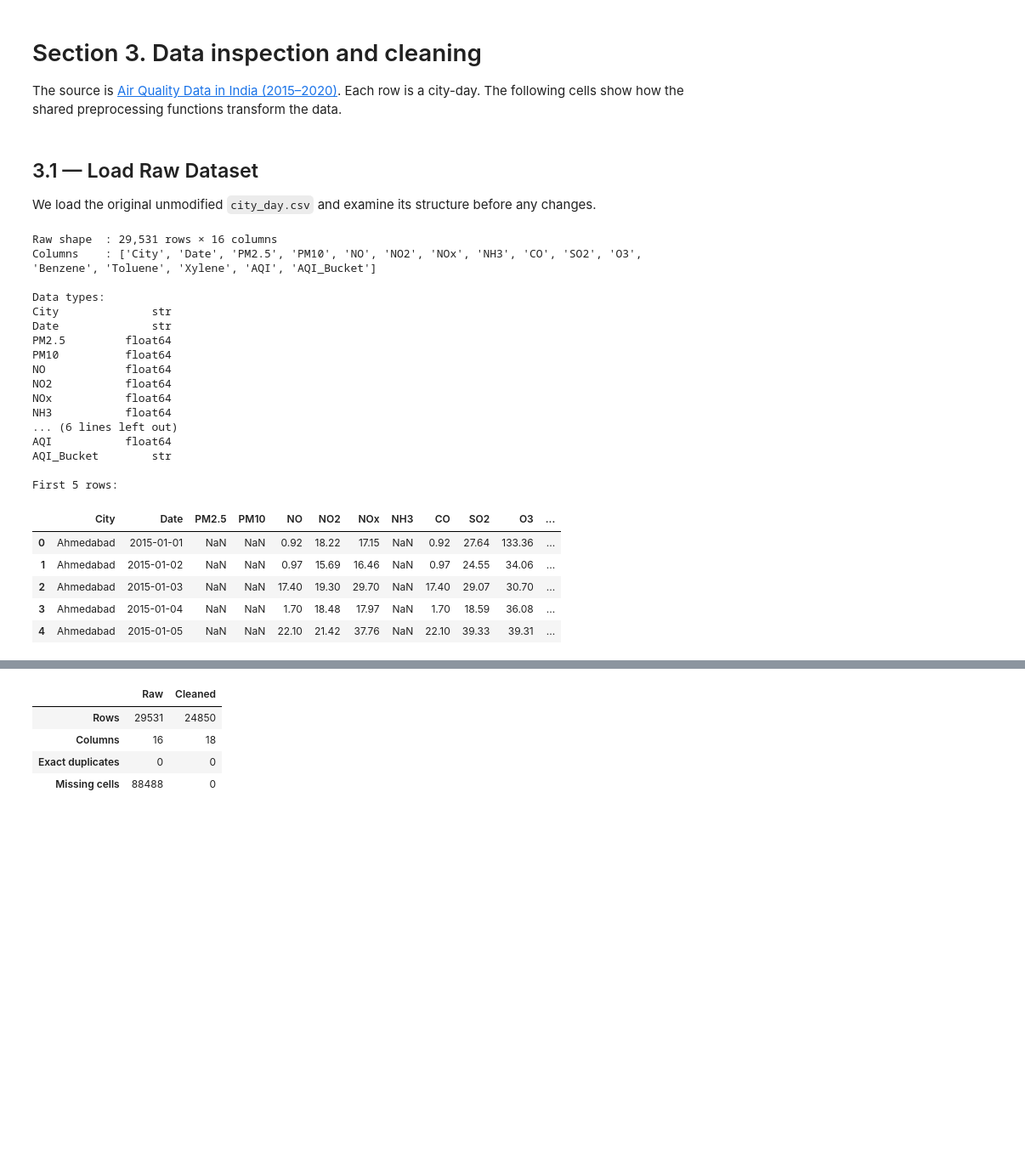
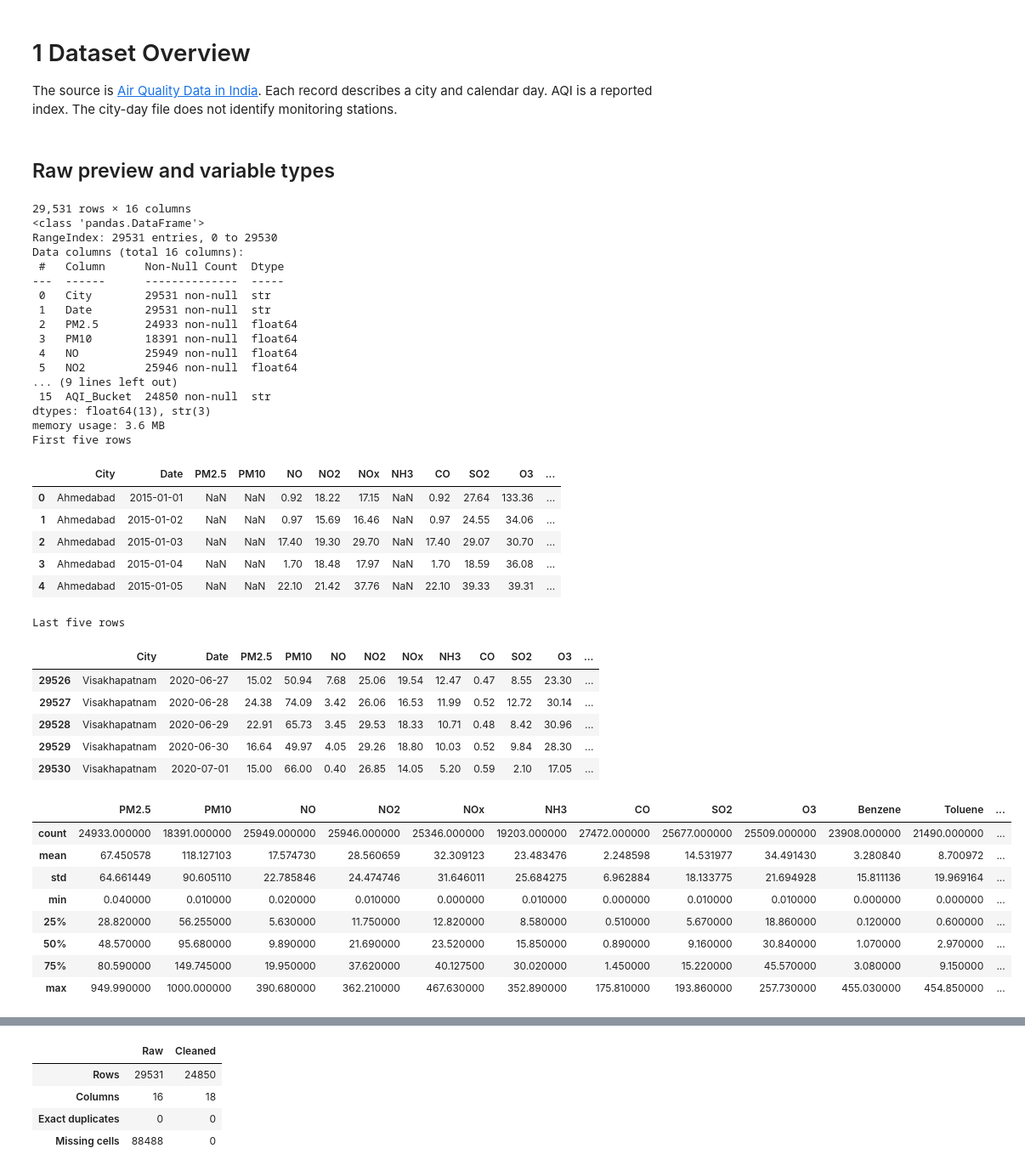
Before and after one commit to omkarrkr/DEV-AAT-SDG11-Air-Quality-Analysis, a Jupyter notebook: notebooks/SDG11_Air_Quality_Analysis.ipynb, the cells around one changed output, grey strips where cells are left out. Shown at 85% size. Cells and saved outputs as stored; diff of their text form; code cells hidden in the pictures; blank space fills up the shorter version.

```diff
--- a/notebooks/SDG11_Air_Quality_Analysis.ipynb
+++ b/notebooks/SDG11_Air_Quality_Analysis.ipynb
@@ -69,43 +72,57 @@ GRAPH_DIR.mkdir(parents=True, exist_ok=True)
 sns.set_theme(style="whitegrid", palette="muted", font_scale=1.1)
 plt.rcParams.update({"figure.dpi": 130, "savefig.dpi": 150, "savefig.bbox": "tight"})
 # %% [markdown]
-# Section 3. Data inspection and cleaning
+# 1 Dataset Overview
 
-The source is [Air Quality Data in India (2015–2020)](https://www.kaggle.com/datasets/rohanrao/air-quality-data-in-india). Each row is a city-day. The following cells show how the shared preprocessing functions transform the data.
+The source is [Air Quality Data in India](https://www.kaggle.com/datasets/rohanrao/air-quality-data-in-india). Each record describes a city and calendar day. AQI is a reported index. The city-day file does not identify monitoring stations.
 # %% [markdown]
-## 3.1 — Load Raw Dataset
-
-We load the original unmodified `city_day.csv` and examine its structure before any changes.
+## Raw preview and variable types
 # %%
 df_raw = pd.read_csv(RAW_PATH)
-
-print(f'Raw shape  : {df_raw.shape[0]:,} rows × {df_raw.shape[1]} columns')
-print(f'Columns    : {df_raw.columns.tolist()}')
-print(f'\nData types:')
-print(df_raw.dtypes.to_string())
-print(f'\nFirst 5 rows:')
+print(f"{df_raw.shape[0]:,} rows × {df_raw.shape[1]} columns")
+df_raw.info()
+print("First five rows")
 display(df_raw.head())
+print("Last five rows")
+display(df_raw.tail())
+display(df_raw.describe())
 # %% [output]
-Raw shape  : 29,531 rows × 16 columns
-Columns    : ['City', 'Date', 'PM2.5', 'PM10', 'NO', 'NO2', 'NOx', 'NH3', 'CO', 'SO2', 'O3', 'Benzene', 'Toluene', 'Xylene', 'AQI', 'AQI_Bucket']
-
-Data types:
-City              str
-Date              str
-PM2.5         float64
-PM10          float64
-NO            float64
-NO2           float64
-NOx           float64
-NH3           float64
-... (6 lines left out)
-AQI           float64
-AQI_Bucket        str
-
-First 5 rows:
+29,531 rows × 16 columns
+<class 'pandas.DataFrame'>
+RangeIndex: 29531 entries, 0 to 29530
+Data columns (total 16 columns):
+ #   Column      Non-Null Count  Dtype
+---  ------      --------------  -----
+ 0   City        29531 non-null  str
+ 1   Date        29531 non-null  str
+ 2   PM2.5       24933 non-null  float64
+ 3   PM10        18391 non-null  float64
+ 4   NO          25949 non-null  float64
+ 5   NO2         25946 non-null  float64
+... (9 lines left out)
+ 15  AQI_Bucket  24850 non-null  str
+dtypes: float64(13), str(3)
+memory usage: 3.6 MB
+First five rows
 |  | City | Date | PM2.5 | PM10 | NO | NO2 | NOx | NH3 | CO | SO2 | O3 | ... |
 | 0 | Ahmedabad | 2015-01-01 | NaN | NaN | 0.92 | 18.22 | 17.15 | NaN | 0.92 | 27.64 | 133.36 | ... |
 | 1 | Ahmedabad | 2015-01-02 | NaN | NaN | 0.97 | 15.69 | 16.46 | NaN | 0.97 | 24.55 | 34.06 | ... |
 | 2 | Ahmedabad | 2015-01-03 | NaN | NaN | 17.40 | 19.30 | 29.70 | NaN | 17.40 | 29.07 | 30.70 | ... |
 | 3 | Ahmedabad | 2015-01-04 | NaN | NaN | 1.70 | 18.48 | 17.97 | NaN | 1.70 | 18.59 | 36.08 | ... |
 | 4 | Ahmedabad | 2015-01-05 | NaN | NaN | 22.10 | 21.42 | 37.76 | NaN | 22.10 | 39.33 | 39.31 | ... |
+Last five rows
+|  | City | Date | PM2.5 | PM10 | NO | NO2 | NOx | NH3 | CO | SO2 | O3 | ... |
+| 29526 | Visakhapatnam | 2020-06-27 | 15.02 | 50.94 | 7.68 | 25.06 | 19.54 | 12.47 | 0.47 | 8.55 | 23.30 | ... |
+| 29527 | Visakhapatnam | 2020-06-28 | 24.38 | 74.09 | 3.42 | 26.06 | 16.53 | 11.99 | 0.52 | 12.72 | 30.14 | ... |
+| 29528 | Visakhapatnam | 2020-06-29 | 22.91 | 65.73 | 3.45 | 29.53 | 18.33 | 10.71 | 0.48 | 8.42 | 30.96 | ... |
+| 29529 | Visakhapatnam | 2020-06-30 | 16.64 | 49.97 | 4.05 | 29.26 | 18.80 | 10.03 | 0.52 | 9.84 | 28.30 | ... |
+| 29530 | Visakhapatnam | 2020-07-01 | 15.00 | 66.00 | 0.40 | 26.85 | 14.05 | 5.20 | 0.59 | 2.10 | 17.05 | ... |
+|  | PM2.5 | PM10 | NO | NO2 | NOx | NH3 | CO | SO2 | O3 | Benzene | Toluene | ... |
+| count | 24933.000000 | 18391.000000 | 25949.000000 | 25946.000000 | 25346.000000 | 19203.000000 | 27472.000000 | 25677.000000 | 25509.000000 | 23908.000000 | 21490.000000 | ... |
+| mean | 67.450578 | 118.127103 | 17.574730 | 28.560659 | 32.309123 | 23.483476 | 2.248598 | 14.531977 | 34.491430 | 3.280840 | 8.700972 | ... |
+| std | 64.661449 | 90.605110 | 22.785846 | 24.474746 | 31.646011 | 25.684275 | 6.962884 | 18.133775 | 21.694928 | 15.811136 | 19.969164 | ... |
+| min | 0.040000 | 0.010000 | 0.020000 | 0.010000 | 0.000000 | 0.010000 | 0.000000 | 0.010000 | 0.010000 | 0.000000 | 0.000000 | ... |
+| 25% | 28.820000 | 56.255000 | 5.630000 | 11.750000 | 12.820000 | 8.580000 | 0.510000 | 5.670000 | 18.860000 | 0.120000 | 0.600000 | ... |
+| 50% | 48.570000 | 95.680000 | 9.890000 | 21.690000 | 23.520000 | 15.850000 | 0.890000 | 9.160000 | 30.840000 | 1.070000 | 2.970000 | ... |
+| 75% | 80.590000 | 149.745000 | 19.950000 | 37.620000 | 40.127500 | 30.020000 | 1.450000 | 15.220000 | 45.570000 | 3.080000 | 9.150000 | ... |
+| max | 949.990000 | 1000.000000 | 390.680000 | 362.210000 | 467.630000 | 352.890000 | 175.810000 | 193.860000 | 257.730000 | 455.030000 | 454.850000 | ... |
```
Also changed, not shown: parts of 59 cells of this notebook, 12 other files.
